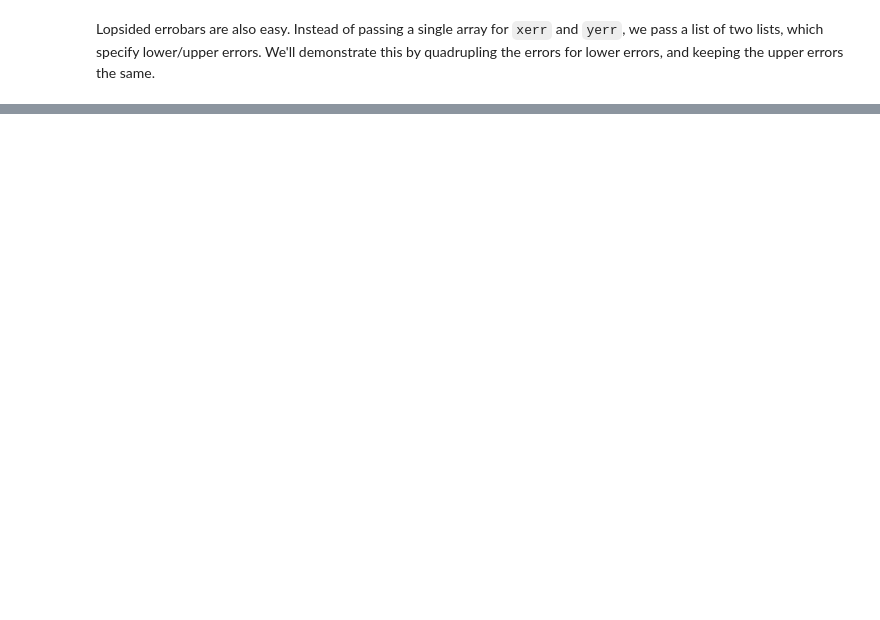
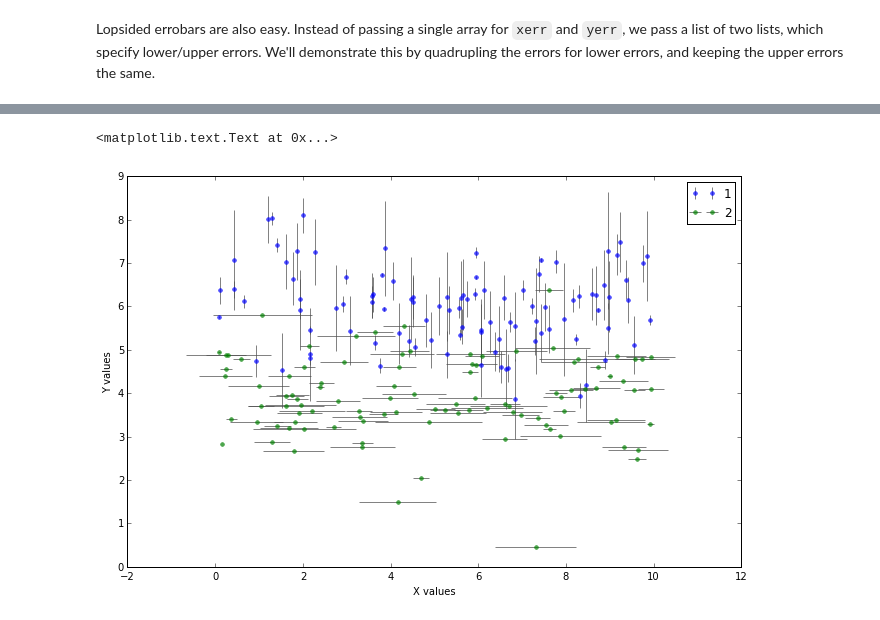
Before and after one commit to gillenbrown/PythonTutorial, a Jupyter notebook: Plotting.ipynb, the cells around one changed output, grey strips where cells are left out. Drawn from its saved outputs; the diff is of its cells as text; code cells hidden in the pictures; blank space fills up the shorter version.

```diff
--- a/Plotting.ipynb
+++ b/Plotting.ipynb
@@ -365,0 +369,18 @@ Let's combine all of these to make a nice plot.
+# %%
+x1 = np.random.uniform(low=0, high=10, size=100)
+y1 = np.random.normal(loc=6, scale=1, size=100)
+y_err1 = np.random.normal(loc=0.5, scale=0.3, size=100)
+
+x2 = np.random.uniform(low=0, high=10, size=100)
+y2 = np.random.normal(loc=4, scale=1, size=100)
+x_err2 = np.random.normal(loc=0.5, scale=0.3, size=100)
+# %%
+fig, ax = plt.subplots(figsize=[11, 7])
+ax.errorbar(x1, y1, yerr=y_err1, c="b", fmt=".", markersize=8, capsize=0, ecolor="0.3", alpha=0.7, label="1")
+ax.errorbar(x2, y2, xerr=x_err2, c="g", fmt=".", markersize=8, capsize=0, ecolor="0.3", alpha=0.7, label="2")
+ax.legend()
+ax.set_xlabel("X values")
+ax.set_ylabel("Y values")
+# %% [output]
+<matplotlib.text.Text at 0x...>
+[figure, added]
```
Also changed, not shown: parts of 46 cells of this notebook.
